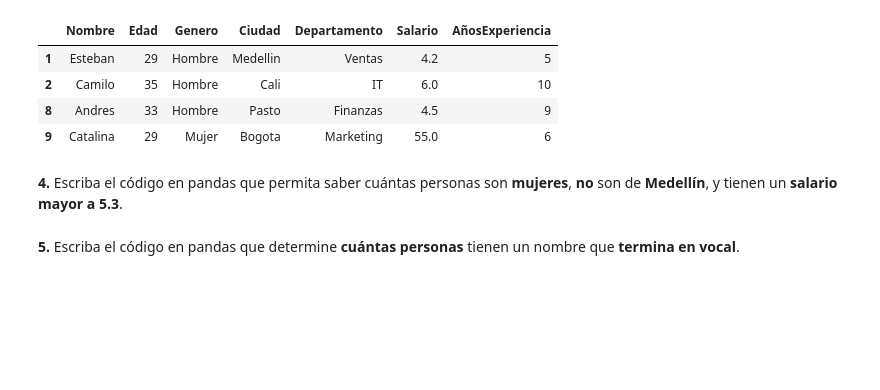
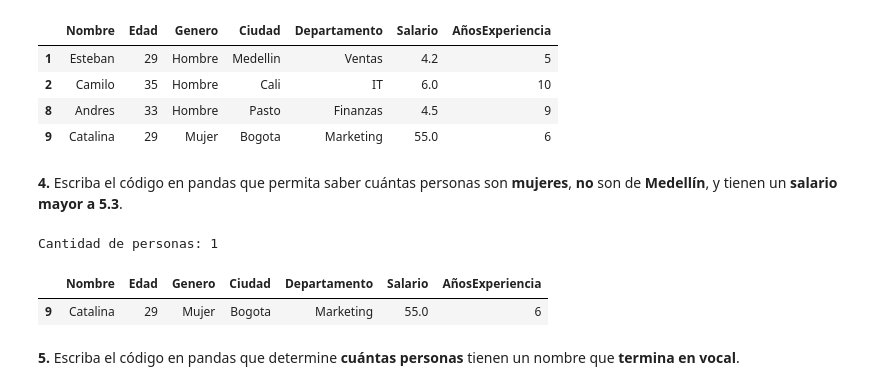
Before and after one commit to samart05/aprendiendo_github, a Jupyter notebook: Taller_Preparcial_Seccion3_Pandas.ipynb, the cells around one changed output. Saved outputs shown, nothing was run; the diff lists cells and outputs as text; code cells hidden in the pictures; blank space fills up the shorter version.

Commit message:
Subseccion 2 Punto 4 Filtro 4

```diff
--- a/Taller_Preparcial_Seccion3_Pandas.ipynb
+++ b/Taller_Preparcial_Seccion3_Pandas.ipynb
@@ -209,6 +209,15 @@ Cantidad de registros: 4
 **4.** Escriba el código en pandas que permita saber cuántas personas son **mujeres**, **no** son de **Medellín**, y tienen un **salario mayor a 5.3**.
 # %%
 # Escriba aquí su código
+filtro4 = df[(df["Genero"].isin(["Mujer", "M"])) &
+             (df["Ciudad"] != "Medellin") &
+             (df["Salario"] > 5.3)]
+print(f"Cantidad de personas: {len(filtro4)}")
+filtro4
+# %% [output]
+Cantidad de personas: 1
+|  | Nombre | Edad | Genero | Ciudad | Departamento | Salario | AñosExperiencia |
+| 9 | Catalina | 29 | Mujer | Bogota | Marketing | 55.0 | 6 |
 # %% [markdown]
 **5.** Escriba el código en pandas que determine **cuántas personas** tienen un nombre que **termina en vocal**.
 # %%
```
